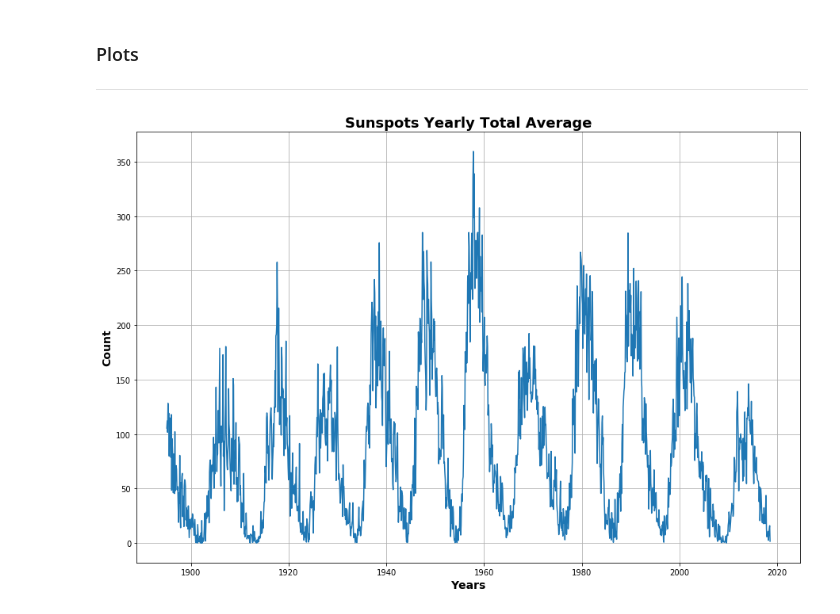
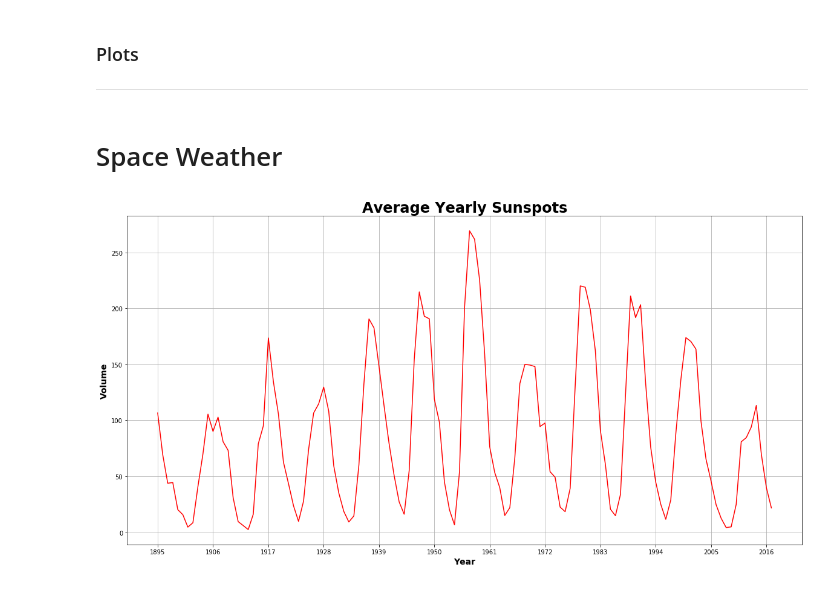
Before and after one commit to A-Grabish/solis-projectum, a Jupyter notebook: Final/Solis-Projectum-Data.Analysis.ipynb, the cells around one changed output. Saved outputs shown, nothing was run; the diff lists cells and outputs as text; code cells hidden in the pictures.

Commit message:
updated Final; data analysis, pretty plots

```diff
--- a/Final/Solis-Projectum-Data.Analysis.ipynb
+++ b/Final/Solis-Projectum-Data.Analysis.ipynb
@@ -8,4 +10,4 @@ import solis
 # %%
 # Data file locations
 clean_dir = "data/clean"
-plots_dir = "plots"
+plots_file_name = "plots/Solis-Projectum."
@@ -17,7 +22,10 @@ plots_dir = "plots"
 csv_file_sunspots = {"monthly":"sunspot_monthly.csv","yearly":"sunspot_yearly.csv"}
 
 sunspot_monthly = solis.load_csv(csv_file_sunspots["monthly"])
+sunspot_monthly = sunspot_monthly.set_index("Year")
+
 sunspot_yearly = solis.load_csv(csv_file_sunspots["yearly"])
+sunspot_yearly = sunspot_yearly.set_index("Year")
 # %%
 #### Temperature
 csv_file_temp = {"avg":"temp_average.csv","max":"temp_maximum.csv","min":"temp_minimum.csv"}
@@ -34,19 +47,22 @@ winter_heating_days = solis.load_csv(csv_file_heatcool["winter"])
 # %% [markdown]
 ### Plots
 ***
+# %% [markdown]
+# Space Weather
 # %%
 # Generate the Plot
-plt.figure(figsize = (15,10))
-plt.title("Sunspots Yearly Total Average",fontdict = {'fontsize': 18, 'fontweight': 'bold'})
-plt.ylabel("Count", fontdict = {'fontsize': 14, 'fontweight': 'bold'})
-plt.xlabel("Years", fontdict = {'fontsize': 14, 'fontweight': 'bold'})
+plt.figure(figsize = (20,10))
+plt.title("Average Yearly Sunspots",fontdict = {'fontsize': 24, 'fontweight': 'bold'})
+plt.ylabel("Volume", fontdict = {'fontsize': 14, 'fontweight': 'bold'})
+plt.xlabel("Year", fontdict = {'fontsize': 14, 'fontweight': 'bold'})
+plt.xticks(np.arange(1895,2020,step=11))
+plt.grid(True)
 
-#plt.xticks(np.arange(1895,2020,step = 11))
-plt.plot(sunspot_yearly["Date (fraction of year)"], sunspot_yearly['Monthly Mean Total'])
-#plt.plot(sun_y_1895["Year"], sun_y_1895["Yearly Mean Total Sunspots"], color = "red")
+x_axis = sunspot_yearly.index
+sunspot_yearly_mean_total = sunspot_yearly["Yearly Mean Total Sunspots"]
 
-x_axis = np.arange(1895,2020,step = 11)
-
-plt.grid(True)
+plt.plot(x_axis, sunspot_yearly_mean_total, color='red')
+plt.savefig(plots_file_name+"Average.Yearly.Sunspots.png")
+plt.show()
 # %% [output]
-[figure, old version]
+[figure, new version]
```
Also changed, not shown: parts of 17 cells of this notebook, 16 other files.
